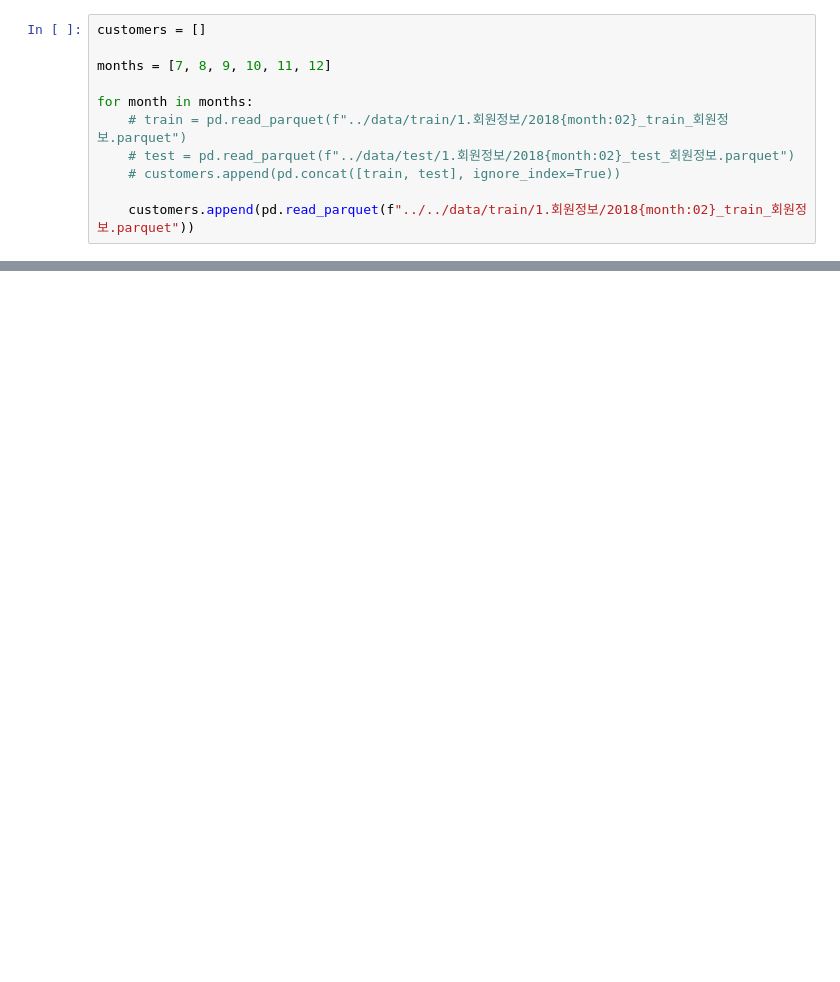
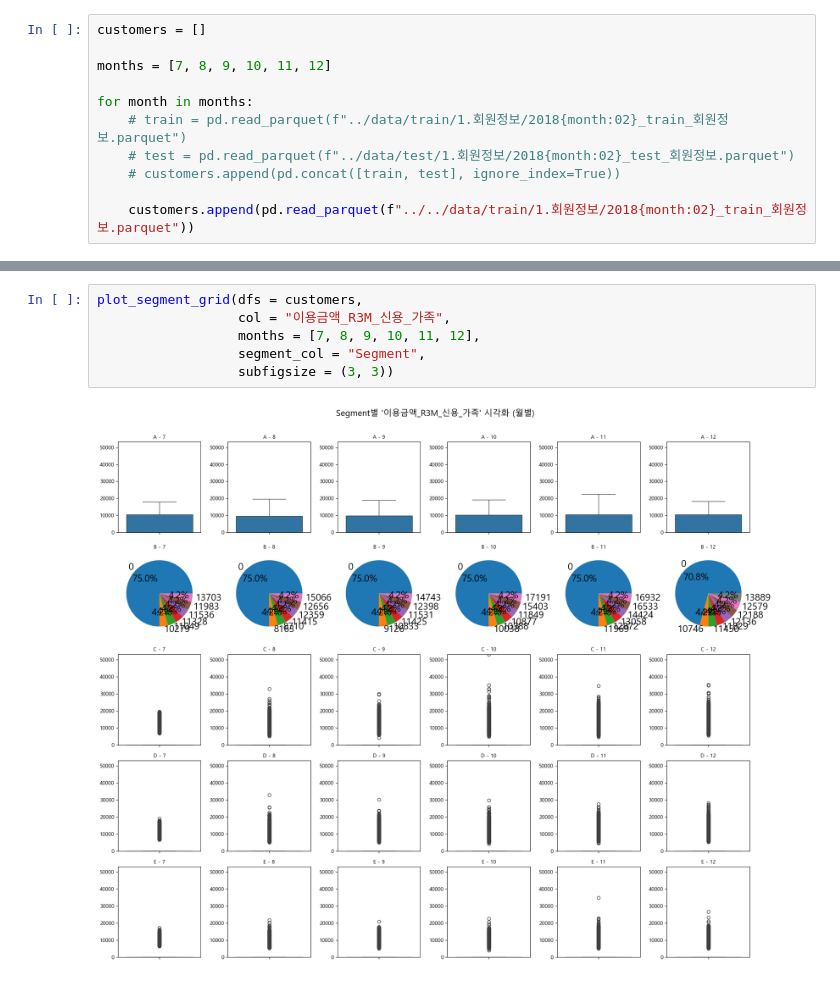
Before and after one commit to howsrio/credit_segment, a Jupyter notebook: eda/1.회원정보/카드이용.ipynb, the cells around one changed output, grey strips where cells are left out. Cells and saved outputs as stored; diff of their text form; blank space fills up the shorter version.

```diff
--- a/eda/1.회원정보/카드이용.ipynb
+++ b/eda/1.회원정보/카드이용.ipynb
@@ -47,0 +69,8 @@ Index(['기준년월', 'ID', '남녀구분코드', '연령', 'Segment', '회원
+# %%
+plot_segment_grid(dfs = customers,
+                  col = "이용금액_R3M_신용_가족",
+                  months = [7, 8, 9, 10, 11, 12],
+                  segment_col = "Segment",
+                  subfigsize = (3, 3))
+# %% [output]
+[figure, added]
```
Also changed, not shown: parts of 14 cells of this notebook, 5 other files.
